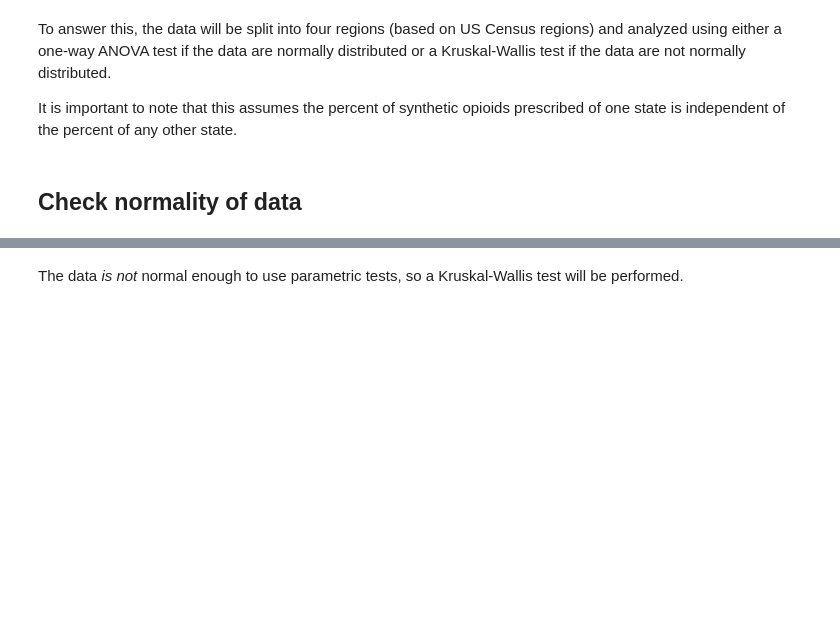
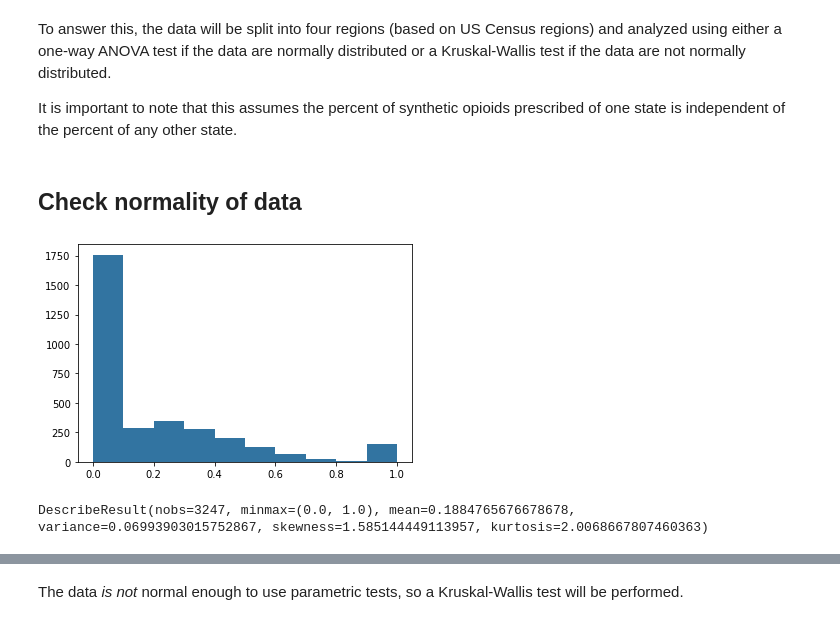
Before and after one commit to rhkhoo/Synthetic_Opioid_Deaths, a Jupyter notebook: Synthetic Opioid Prescribing Rates 2014.ipynb, the cells around one changed output, grey strips where cells are left out. Drawn from its saved outputs; the diff is of its cells as text; code cells hidden in the pictures; blank space fills up the shorter version.

```diff
--- a/Synthetic Opioid Prescribing Rates 2014.ipynb
+++ b/Synthetic Opioid Prescribing Rates 2014.ipynb
@@ -133,4 +133,11 @@ To answer this, the data will be split into four regions (based on US Census reg
 It is important to note that this assumes the percent of synthetic opioids prescribed of one state is independent of the percent of any other state.
 # %% [markdown]
 ## Check normality of data
+# %%
+plt.hist(mw['percent_synthetic'], color = "#3274a1")
+plt.show()
+stats.describe(mw['percent_synthetic'])
+# %% [output]
+[figure, added]
+DescribeResult(nobs=3247, minmax=(0.0, 1.0), mean=0.1884765676678678, variance=0.06993903015752867, skewness=1.585144449113957, kurtosis=2.0068667807460363)
 # %%
```
Also changed, not shown: parts of 4 cells of this notebook.
